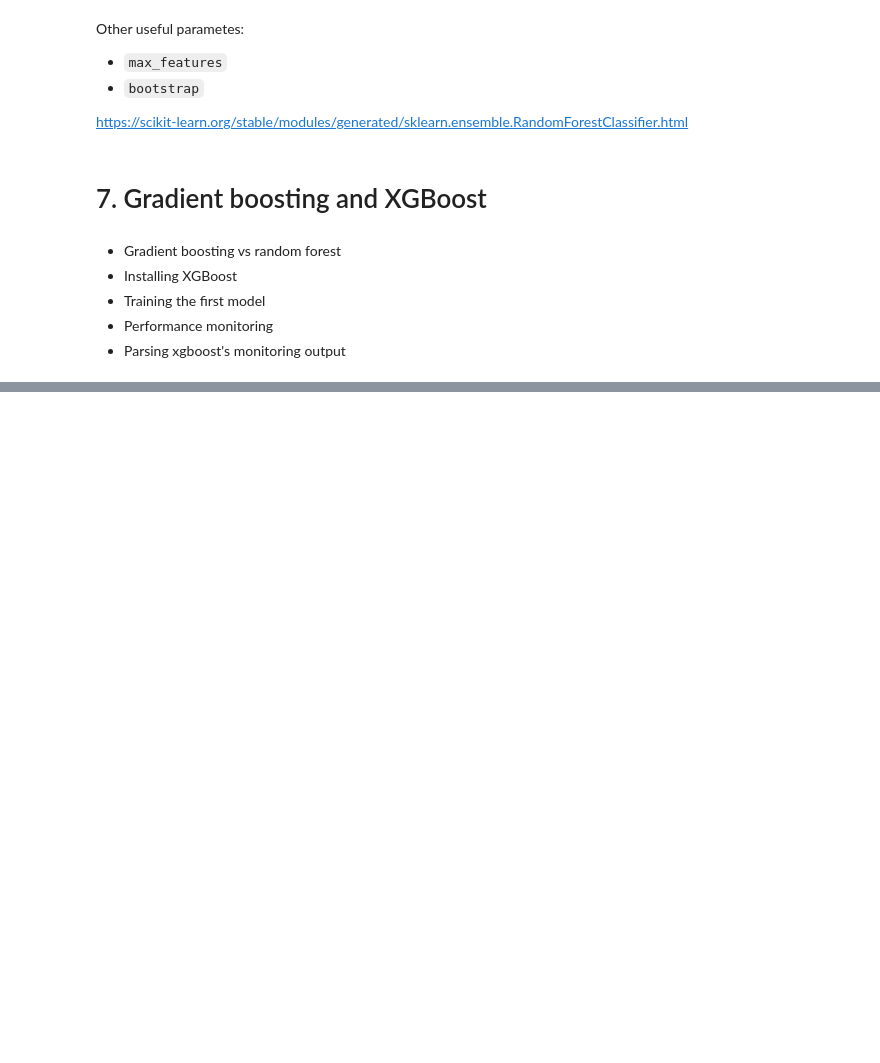
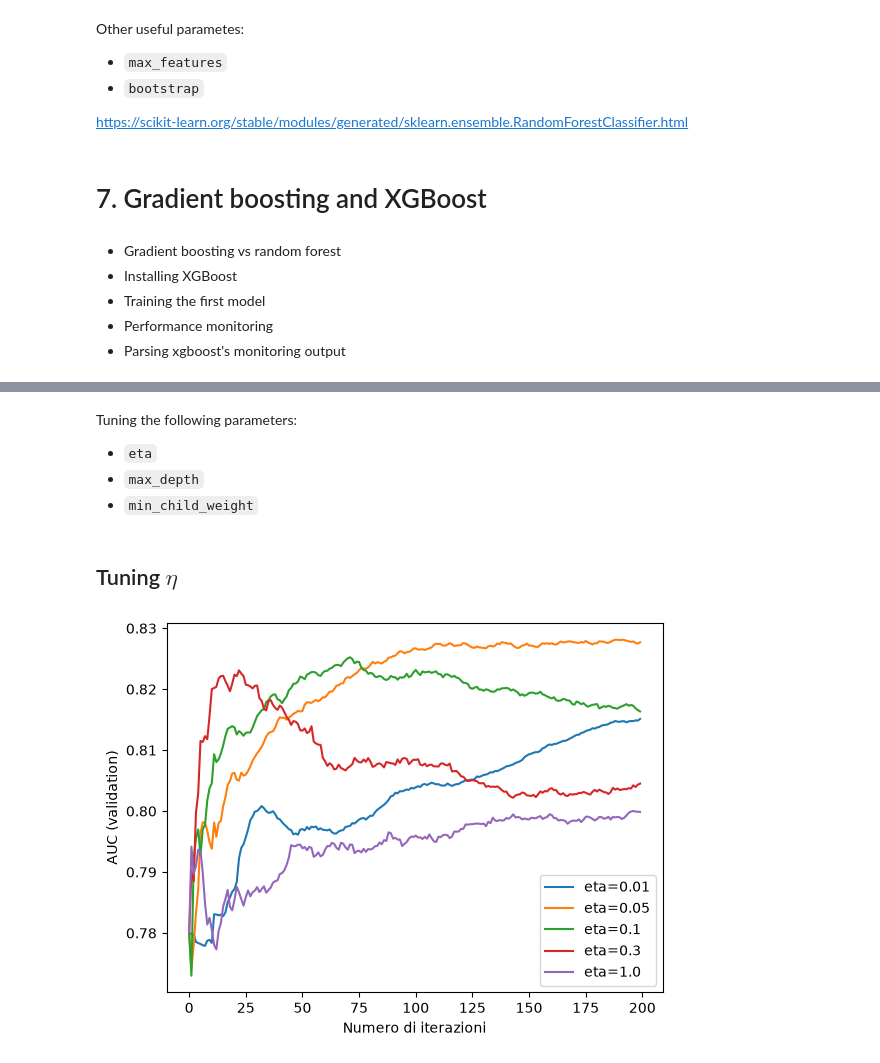
Before and after one commit to nexena93/ZoomML_Homeworks, a Jupyter notebook: 06_trees/notebook.ipynb, the cells around one changed output, grey strips where cells are left out. Drawn from its saved outputs; the diff is of its cells as text; code cells hidden in the pictures; blank space fills up the shorter version.

```diff
--- a/06_trees/notebook.ipynb
+++ b/06_trees/notebook.ipynb
@@ -943,4 +983,0 @@ scores = {}
-# %%
-key = 'eta=%s' % (xgb_params['eta'])
-scores[key] = parse_xgb_output(output)
-key
@@ -968,4 +983,0 @@ model = xgb.train(xgb_params, dtrain, num_boost_round=200,
-# %%
-key = 'max_depth=%s' % (xgb_params['max_depth'])
-scores[key] = parse_xgb_output(output)
-key
@@ -1001,4 +983,0 @@ model = xgb.train(xgb_params, dtrain, num_boost_round=200,
-# %%
-key = 'min_child_weight=%s' % (xgb_params['min_child_weight'])
-scores[key] = parse_xgb_output(output)
-key
@@ -1010,0 +984,40 @@ plt.legend()
+# %% [markdown]
+Tuning the following parameters:
+
+* `eta`
+* `max_depth`
+* `min_child_weight`
+# %% [markdown]
+## Tuning $\eta$
+# %%
+scores = {}
+
+for eta in [0.01, 0.05, 0.1, 0.3, 1.0]:
+    xgb_params = {
+        'eta': eta,
+        'max_depth': 6,
+        'min_child_weight': 1,
+        'objective': 'binary:logistic',
+        'eval_metric': 'auc',
+        'nthread': 8,
+        'seed': 1,
+        'verbosity': 1,
+    }
+
+    results = {}
+    xgb.train(xgb_params, dtrain, num_boost_round=200,
+              verbose_eval=False, evals=watchlist,
+              evals_result=results)
+
+    # 'val' è il nome che hai dato nel watchlist
+    scores['eta=%s' % eta] = results['val']['auc']
+
+for key, val_auc in scores.items():
+    plt.plot(range(len(val_auc)), val_auc, label=key)
+
+plt.xlabel('Numero di iterazioni')
+plt.ylabel('AUC (validation)')
+plt.legend()
+plt.show()
+# %% [output]
+[figure, added]
```
Also changed, not shown: parts of 54 cells of this notebook, 1 other file.
